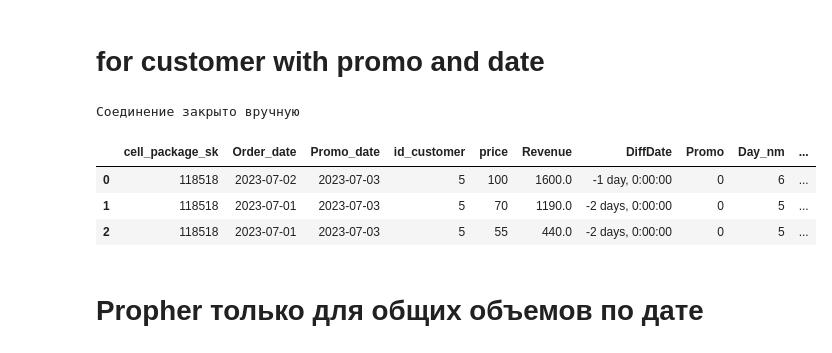
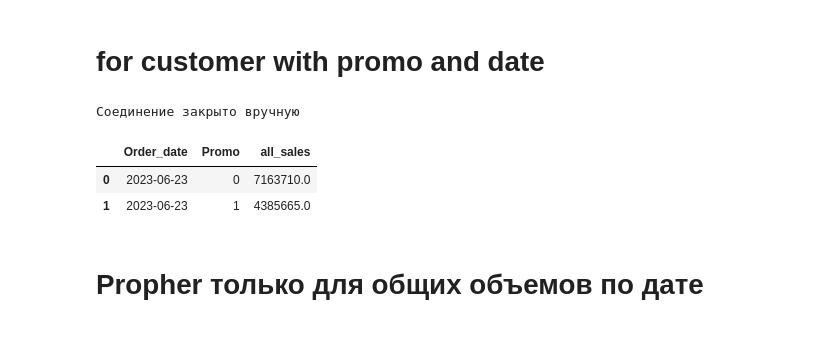
Before and after one commit to a-ignatov86/accel_sales, a Jupyter notebook: test.ipynb, the cells around one changed output. Drawn from its saved outputs; the diff is of its cells as text; code cells hidden in the pictures.

```diff
--- a/test.ipynb
+++ b/test.ipynb
@@ -128,49 +143,51 @@ df_sales_dymanic
 # for customer with promo and date
 # %%
 try:
-    connector = myPy.connect(host=connector_parametrs['host'],
-                        port=connector_parametrs['port'],
-                        database=connector_parametrs['dbname'],
-                        user=connector_parametrs['user'],
-                        password=connector_parametrs['password'])
+    connector = myPy.connect(host=connector_parametrs['host'], port=connector_parametrs['port'],database=connector_parametrs['dbname'],
+                             user=connector_parametrs['user'],password=connector_parametrs['password'])
 
-    query_promo1 = """SELECT cell_package_sk, Date As Order_date, start_date As Promo_date, id_customer, price, SUM(product_id*price) As Revenue
+    query_promo1 = """SELECT Date As Order_date, id_customer, cell_package_sk,  start_date As Promo_date,  price, SUM(product_id*price) As Revenue
 FROM campaning
 	INNER JOIN sendings USING (campaning_SD)
 	INNER JOIN response USING (cell_package_sk)
 	INNER JOIN sales USING(id_customer)
     INNER JOIN price USING(product_id)
--- WHERE campaning_SD  = 'camp_3512'
 GROUP BY 1,2,3, 4, 5"""
     df_promo1 = pd.read_sql(query_promo1, connector)
 
 except Error as e:
     print(f'Ошибка:{e}')
 
 finally:
     if connector and connector.is_connected():
         connector.close()
         print('Соединение закрыто вручную')
 
 # df_promo1[df_promo1['id_customer'] == 16]
 df_promo1['DiffDate'] = df_promo1['Order_date'] - df_promo1['Promo_date']
 df_promo1['Promo'] = df_promo1['DiffDate'].apply(lambda x: 1 if ((x <= dt.timedelta(days=3)) & (x>= dt.timedelta(days=0))) else 0)
 
 # df_promo1.sort_values('id_customer')['Res'].value_counts(normalize=True)
 
 # df_promo1.groupby(by= 'cell_package_sk', as_index=False).agg(total_revenue = ('Revenue','sum'))
 df_promo1['Day_nm'] = df_promo1['Order_date'].apply(lambda x: x.weekday())
 # df_promo1['Month_nm'] = df_promo1['Order_date'].apply(lambda x: x.month())
 
 day_names = ["Monday", "Tuesday", "Wednesday", "Thursday", "Friday", "Saturday", "Sunday"]
+months = ["Январь", "Февраль", "Март", "Апрель", "Май", "Июнь", "Июль", "Август", "Сентябрь", "Октябрь", "Ноябрь", "Декабрь"]
 df_promo1['Week_day'] = df_promo1['Day_nm'].apply(lambda x: day_names[x])
+df_promo1['Month'] = df_promo1['Order_date'].apply(lambda x: months[x.month-1])
 df_promo1.head(3)
+
+df_sales_clear = df_promo1[['Order_date', 'id_customer', 'price', 'Promo','Week_day','Month', 'Revenue']].sort_values('Order_date').copy()
+# display(df_sales_clear.head())
+df_sales_clear_promo = df_sales_clear.groupby(by=['Order_date','Promo'], as_index=False).agg(all_sales =('Revenue', 'sum')) #.sort_values('Order_date')
+df_sales_clear_promo.head(2)
 # %% [output]
 Соединение закрыто вручную
-|  | cell_package_sk | Order_date | Promo_date | id_customer | price | Revenue | DiffDate | Promo | Day_nm | ... |
-| 0 | 118518 | 2023-07-02 | 2023-07-03 | 5 | 100 | 1600.0 | -1 day, 0:00:00 | 0 | 6 | ... |
-| 1 | 118518 | 2023-07-01 | 2023-07-03 | 5 | 70 | 1190.0 | -2 days, 0:00:00 | 0 | 5 | ... |
-| 2 | 118518 | 2023-07-01 | 2023-07-03 | 5 | 55 | 440.0 | -2 days, 0:00:00 | 0 | 5 | ... |
+|  | Order_date | Promo | all_sales |
+| 0 | 2023-06-23 | 0 | 7163710.0 |
+| 1 | 2023-06-23 | 1 | 4385665.0 |
 # %% [markdown]
 # Propher только для общих объемов по дате
 # %%
```
Also changed, not shown: parts of 8 cells of this notebook, 1 other file.
